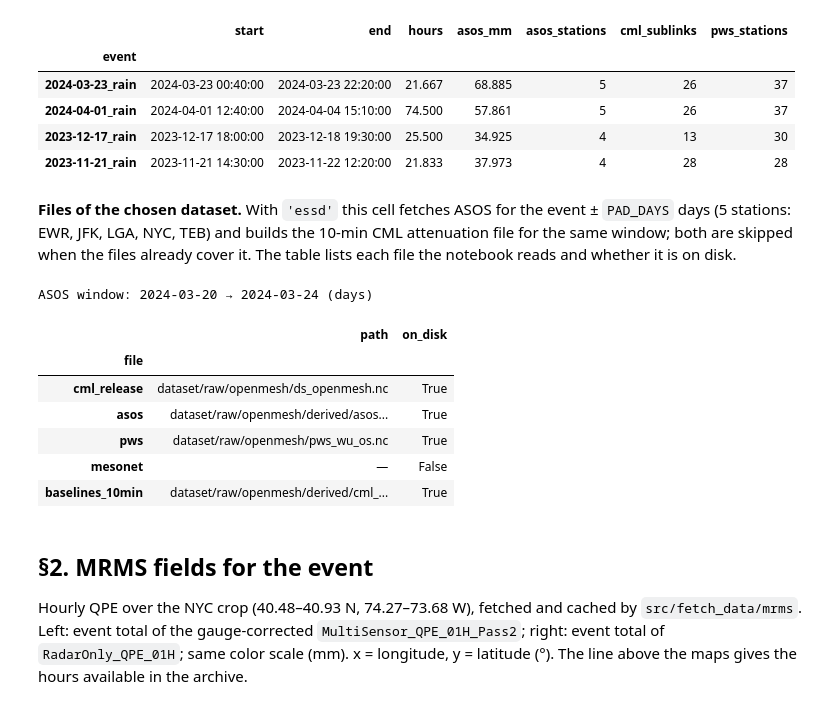
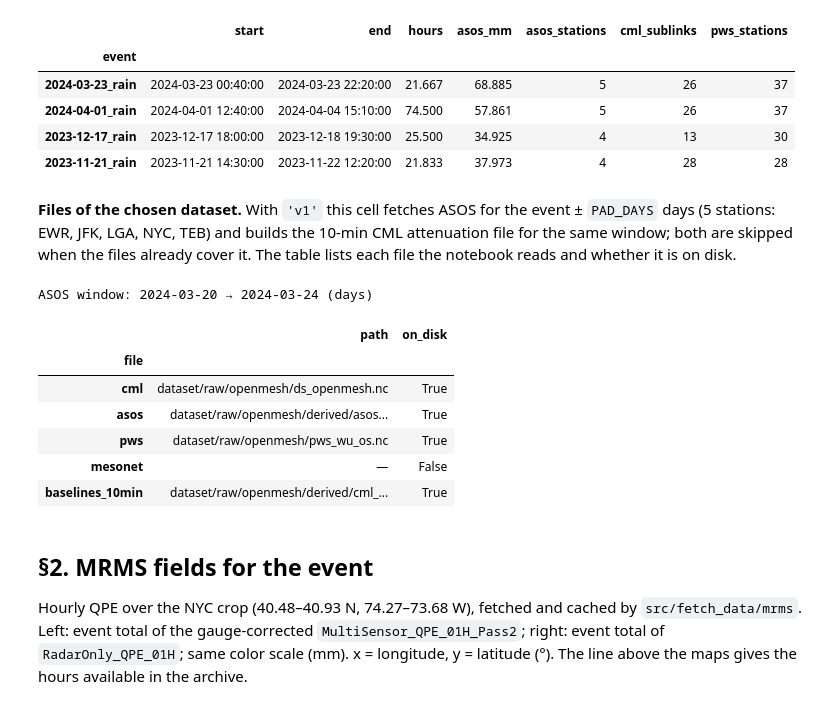
Before and after one commit to drorjac/OpenMesh, a Jupyter notebook: tutorials/radar.ipynb, the cells around one changed output. Cells and saved outputs as stored; diff of their text form; code cells hidden in the pictures.

```diff
--- a/tutorials/radar.ipynb
+++ b/tutorials/radar.ipynb
@@ -44,9 +43,9 @@ from analysis import datasets as D, radar_utils as RU, rain_maps as RM, cml_base
 from fetch_data.mrms import (MRMSClient, NYC, PRECIP_FLAG, event_accumulation,
                              hourly_rainfall, domain_mean_series)
 
-DATASET = 'essd'                 # 'essd' (public, default) | 'v1' | 'v2'
+DATASET = 'v1'                   # 'v1' (the ESSD record, default) | 'v2' (Zenodo 2.0.0)
 EVENT_NAME = '2024-03-23_rain'   # a row of dataset/meta/radar_events.csv
-PAD_DAYS = 3                     # essd: days of ASOS / CML before the event, for the CML baseline
+PAD_DAYS = 3                     # v1: days of ASOS / CML before the event, for the CML baseline
 
 D.use(DATASET)
 rel = lambda p: os.path.relpath(p, D.REPO_ROOT)     # paths printed relative to the repo
@@ -103,32 +102,32 @@ chosen event: 2024-03-23_rain  (2024-03-23 00:40:00 → 2024-03-23 22:20:00 UTC)
 | 2023-12-17_rain | 2023-12-17 18:00:00 | 2023-12-18 19:30:00 | 25.500 | 34.925 | 4 | 13 | 30 |
 | 2023-11-21_rain | 2023-11-21 14:30:00 | 2023-11-22 12:20:00 | 21.833 | 37.973 | 4 | 28 | 28 |
 # %% [markdown]
-**Files of the chosen dataset.** With `'essd'` this cell fetches ASOS for the event
+**Files of the chosen dataset.** With `'v1'` this cell fetches ASOS for the event
 ± `PAD_DAYS` days (5 stations: EWR, JFK, LGA, NYC, TEB) and builds the 10-min CML
 attenuation file for the same window; both are skipped when the files already cover it.
 The table lists each file the notebook reads and whether it is on disk.
 # %%
 p = D.paths()
-if DATASET == 'essd':
+if DATASET == 'v1':
     day0 = (EVENT.start - pd.Timedelta(days=PAD_DAYS)).normalize()
     day1 = EVENT.end.normalize() + pd.Timedelta(days=1)
-    D.fetch_essd_asos(day0, day1)
+    D.fetch_v1_asos(day0, day1)
     window = (f'{day0:%Y-%m-%d}', f'{day1 + pd.Timedelta(days=1):%Y-%m-%d}')
     if not CB.covers(p.baselines_10min, window):
-        CB.main(['--dataset', 'essd', '--freq', '10min', '--window', *window])
+        CB.main(['--dataset', 'v1', '--freq', '10min', '--window', *window])
     print(f'ASOS window: {D.asos_window(p.asos)[0]:%Y-%m-%d} → {D.asos_window(p.asos)[1]:%Y-%m-%d} (days)')
 else:
     for k in ('asos', 'baselines_10min'):
         p.require(k)                                   # clear error if the file is missing
 
-used = ['cml_release' if DATASET == 'essd' else 'cml', 'asos', 'pws', 'mesonet', 'baselines_10min']
+used = ['cml', 'asos', 'pws', 'mesonet', 'baselines_10min']
 pd.DataFrame([dict(file=k, path=rel(getattr(p, k)) if getattr(p, k) else '—',
                    on_disk=p.available()[k]) for k in used]).set_index('file')
 # %% [output]
 ASOS window: 2024-03-20 → 2024-03-24 (days)
 |  | path | on_disk |
 | file |  |  |
-| cml_release | dataset/raw/openmesh/ds_openmesh.nc | True |
+| cml | dataset/raw/openmesh/ds_openmesh.nc | True |
 | asos | dataset/raw/openmesh/derived/asos... | True |
 | pws | dataset/raw/openmesh/pws_wu_os.nc | True |
 | mesonet | — | False |
```
Also changed, not shown: parts of 5 cells of this notebook, 26 other files.
